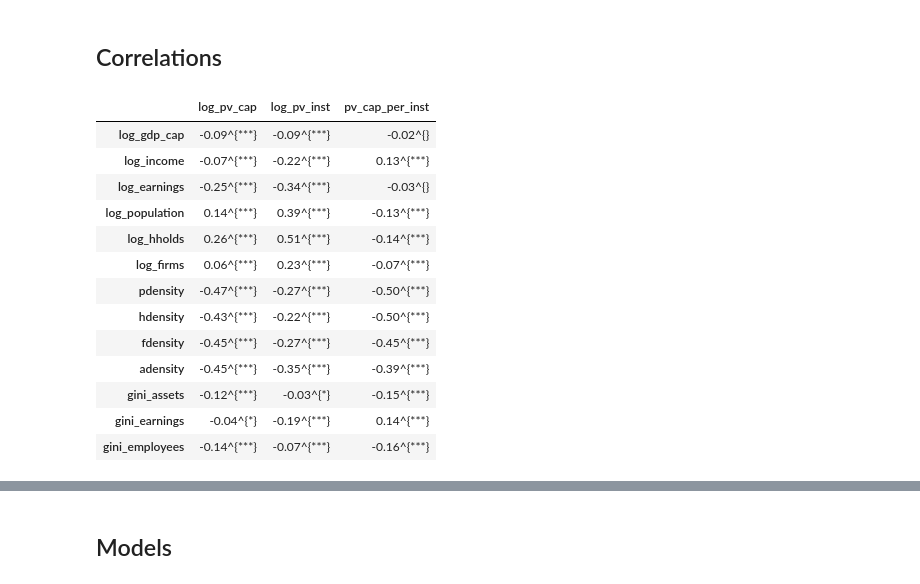
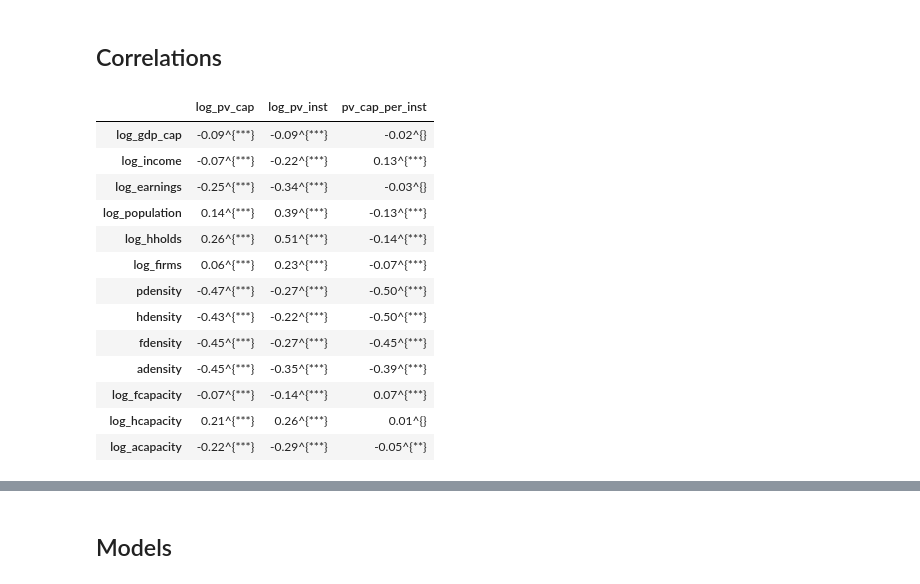
Before and after one commit to Ellariel/uktest, a Jupyter notebook: analysis.ipynb, the cells around one changed output, grey strips where cells are left out. Saved outputs shown, nothing was run; the diff lists cells and outputs as text; code cells hidden in the pictures.

```diff
--- a/analysis.ipynb
+++ b/analysis.ipynb
@@ -349,45 +349,49 @@ vars = ["log_gdp_cap",
         "hdensity",
         "fdensity",
         "adensity",
-        "gini_assets",
-        "gini_earnings",
-        "gini_employees",]
+        #"gini_assets",
+        #"gini_earnings",
+        #"gini_employees",
+        "log_fcapacity",
+        "log_hcapacity",
+        "log_acapacity",
+        ]
 corr_results = []
 for k in ['log_pv_cap', 'log_pv_inst', 'pv_cap_per_inst']:
     d = {}
     for v in vars:
         df_v = df[[k, v, 'year']].dropna()
         if len(df_v) > 0:
             r, n = [], []
             for y in df_v["year"].unique():
                 df_y = df_v[df_v["year"] == y].copy()
                 if len(df_y) > 0 and df_y[k].notna().sum() > 0:
                     r_v, p = spearmanr(df_y[k], df_y[v], nan_policy='omit')
                     r.append(r_v)
                     n.append(len(df_y))
             r_a = average_correlations(r, n)
             d[v] = f"{r_a["r_mean"]:.2f}" + "^{" + f"{get_stars(r_a['p-value'])}" + "}"
     corr_results.append({k: d})
 
 corr_results = pd.concat([pd.concat([pd.DataFrame.from_dict(v, orient='index', columns=[k])
                       for k, v in i.items()], axis=0) for i in corr_results], axis=1)
 # corr_results.to_csv(os.path.join(results_dir, 'avg_corr_results.csv'), index=True)
 corr_results
 # %% [output]
 |  | log_pv_cap | log_pv_inst | pv_cap_per_inst |
 | log_gdp_cap | -0.09^{***} | -0.09^{***} | -0.02^{} |
 | log_income | -0.07^{***} | -0.22^{***} | 0.13^{***} |
 | log_earnings | -0.25^{***} | -0.34^{***} | -0.03^{} |
 | log_population | 0.14^{***} | 0.39^{***} | -0.13^{***} |
 | log_hholds | 0.26^{***} | 0.51^{***} | -0.14^{***} |
 | log_firms | 0.06^{***} | 0.23^{***} | -0.07^{***} |
 | pdensity | -0.47^{***} | -0.27^{***} | -0.50^{***} |
 | hdensity | -0.43^{***} | -0.22^{***} | -0.50^{***} |
 | fdensity | -0.45^{***} | -0.27^{***} | -0.45^{***} |
 | adensity | -0.45^{***} | -0.35^{***} | -0.39^{***} |
-| gini_assets | -0.12^{***} | -0.03^{*} | -0.15^{***} |
-| gini_earnings | -0.04^{*} | -0.19^{***} | 0.14^{***} |
-| gini_employees | -0.14^{***} | -0.07^{***} | -0.16^{***} |
+| log_fcapacity | -0.07^{***} | -0.14^{***} | 0.07^{***} |
+| log_hcapacity | 0.21^{***} | 0.26^{***} | 0.01^{} |
+| log_acapacity | -0.22^{***} | -0.29^{***} | -0.05^{**} |
 # %%
 pv_cap_corr_results = []
 for y in df["year"].unique():
```
Also changed, not shown: parts of 3 cells of this notebook, 4 other files.
